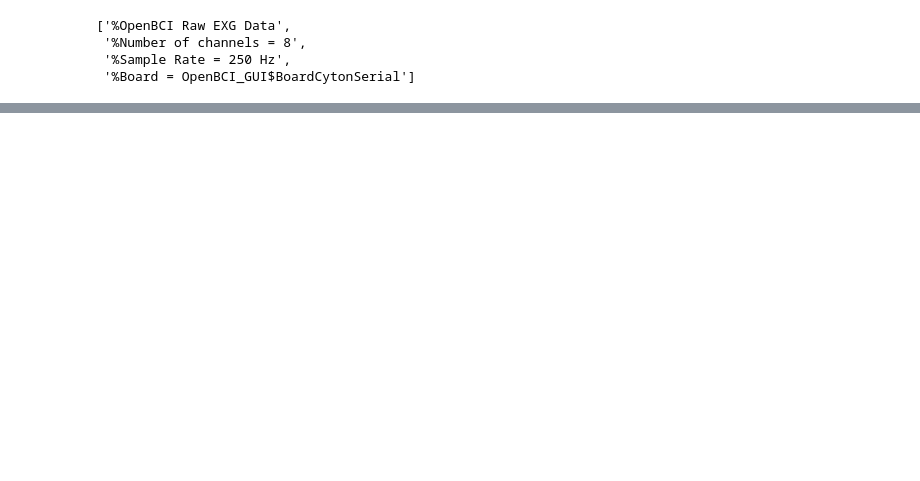
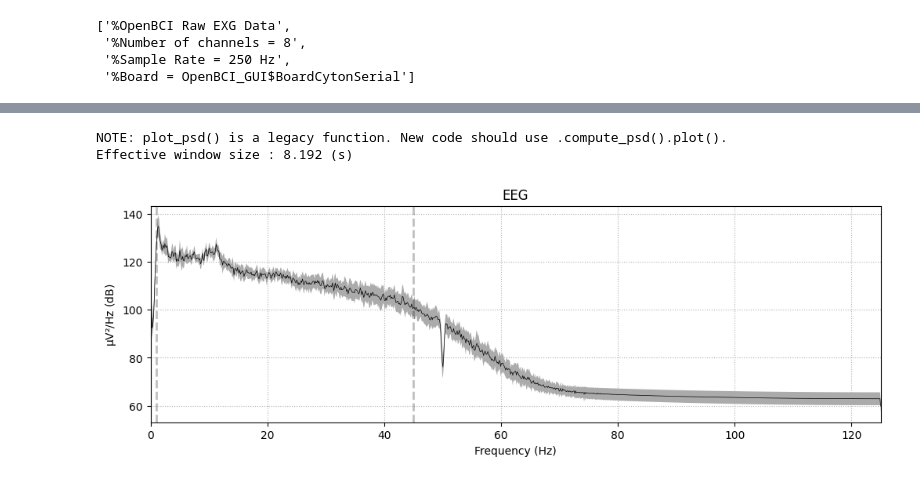
Before and after one commit to 4graf/RelaxMe, a Jupyter notebook: Preprocessing.ipynb, the cells around one changed output, grey strips where cells are left out. Saved outputs shown, nothing was run; the diff lists cells and outputs as text; code cells hidden in the pictures; blank space fills up the shorter version.

```diff
--- a/Preprocessing.ipynb
+++ b/Preprocessing.ipynb
@@ -98,0 +168,6 @@ eeg_filt.plot(scalings=100);
+# %%
+eeg_filt.plot_psd(average=True)
+# %% [output]
+NOTE: plot_psd() is a legacy function. New code should use .compute_psd().plot().
+Effective window size : 8.192 (s)
+[figure, added]
```
Also changed, not shown: parts of 56 cells of this notebook, 1 other file.
